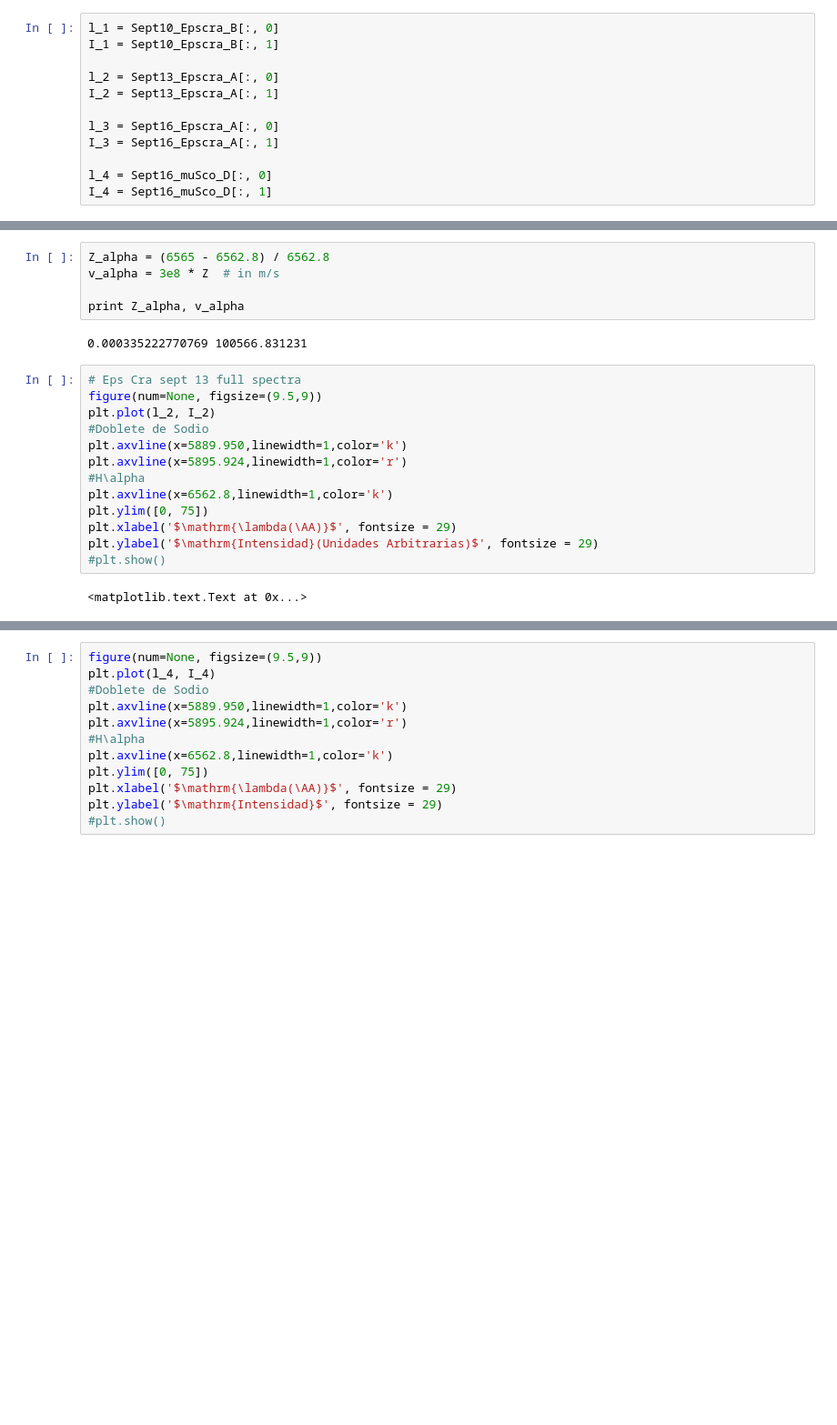
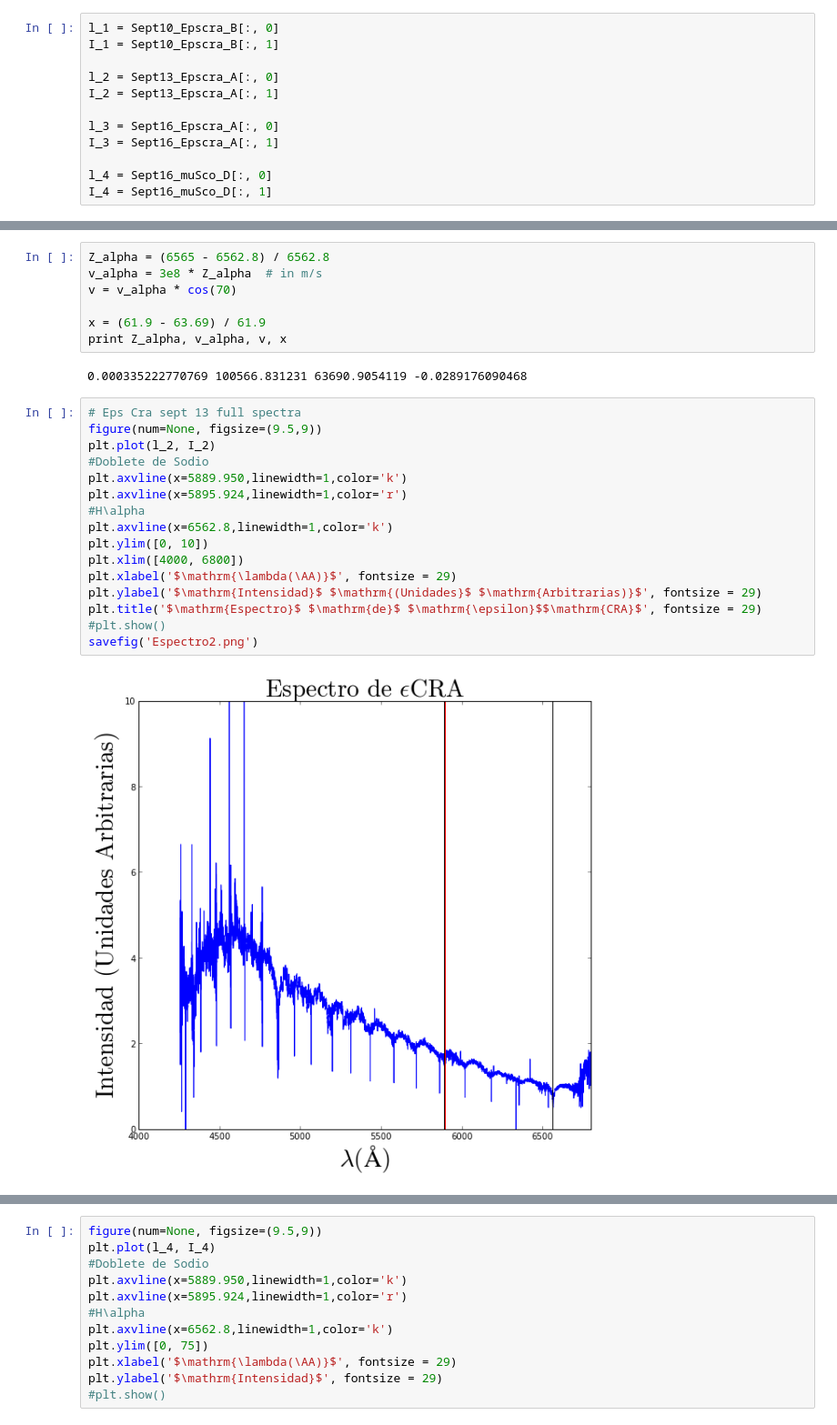
Before and after one commit to jngaravitoc/EpsCra, a Jupyter notebook: Spectra_analysis.ipynb, the cells around one changed output, grey strips where cells are left out. Shown at 91% size. Drawn from its saved outputs; the diff is of its cells as text; blank space fills up the shorter version.

```diff
--- a/Spectra_analysis.ipynb
+++ b/Spectra_analysis.ipynb
@@ -72,22 +73,27 @@ plt.title('$\mathrm{Espectro}$ $\mathrm{de}$ $\mathrm{\epsilon}$$\mathrm{CRA}$',
 # %%
 Z_alpha = (6565 - 6562.8) / 6562.8
-v_alpha = 3e8 * Z  # in m/s
+v_alpha = 3e8 * Z_alpha  # in m/s
+v = v_alpha * cos(70)
 
-print Z_alpha, v_alpha
+x = (61.9 - 63.69) / 61.9
+print Z_alpha, v_alpha, v, x
 # %% [output]
-0.000335222770769 100566.831231
+0.000335222770769 100566.831231 63690.9054119 -0.0289176090468
 # %%
 # Eps Cra sept 13 full spectra
 figure(num=None, figsize=(9.5,9))
 plt.plot(l_2, I_2)
 #Doblete de Sodio
 plt.axvline(x=5889.950,linewidth=1,color='k')
 plt.axvline(x=5895.924,linewidth=1,color='r')
 #H\alpha
 plt.axvline(x=6562.8,linewidth=1,color='k')
-plt.ylim([0, 75])
+plt.ylim([0, 10])
+plt.xlim([4000, 6800])
 plt.xlabel('$\mathrm{\lambda(\AA)}$', fontsize = 29)
-plt.ylabel('$\mathrm{Intensidad}(Unidades Arbitrarias)$', fontsize = 29)
+plt.ylabel('$\mathrm{Intensidad}$ $\mathrm{(Unidades}$ $\mathrm{Arbitrarias)}$', fontsize = 29)
+plt.title('$\mathrm{Espectro}$ $\mathrm{de}$ $\mathrm{\epsilon}$$\mathrm{CRA}$', fontsize = 29)
 #plt.show()
+savefig('Espectro2.png')
 # %% [output]
-<matplotlib.text.Text at 0x...>
+[figure, added]
```
Also changed, not shown: parts of 8 cells of this notebook.
